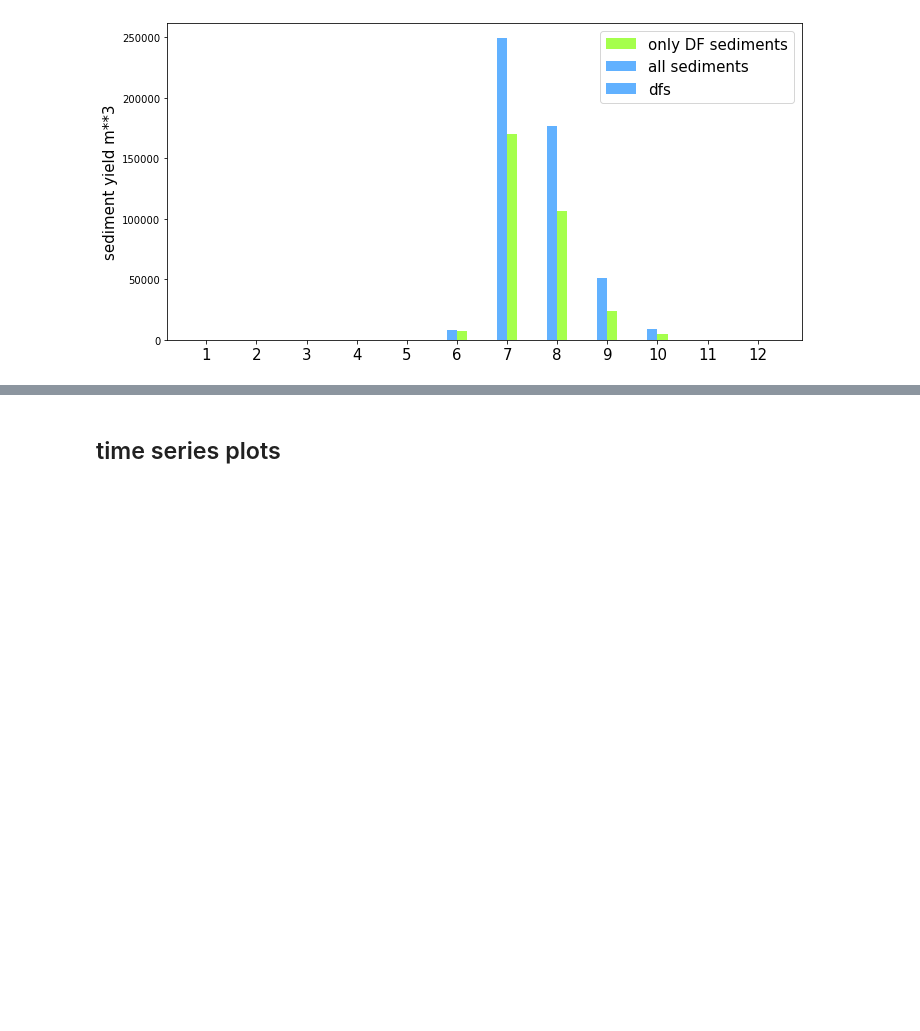
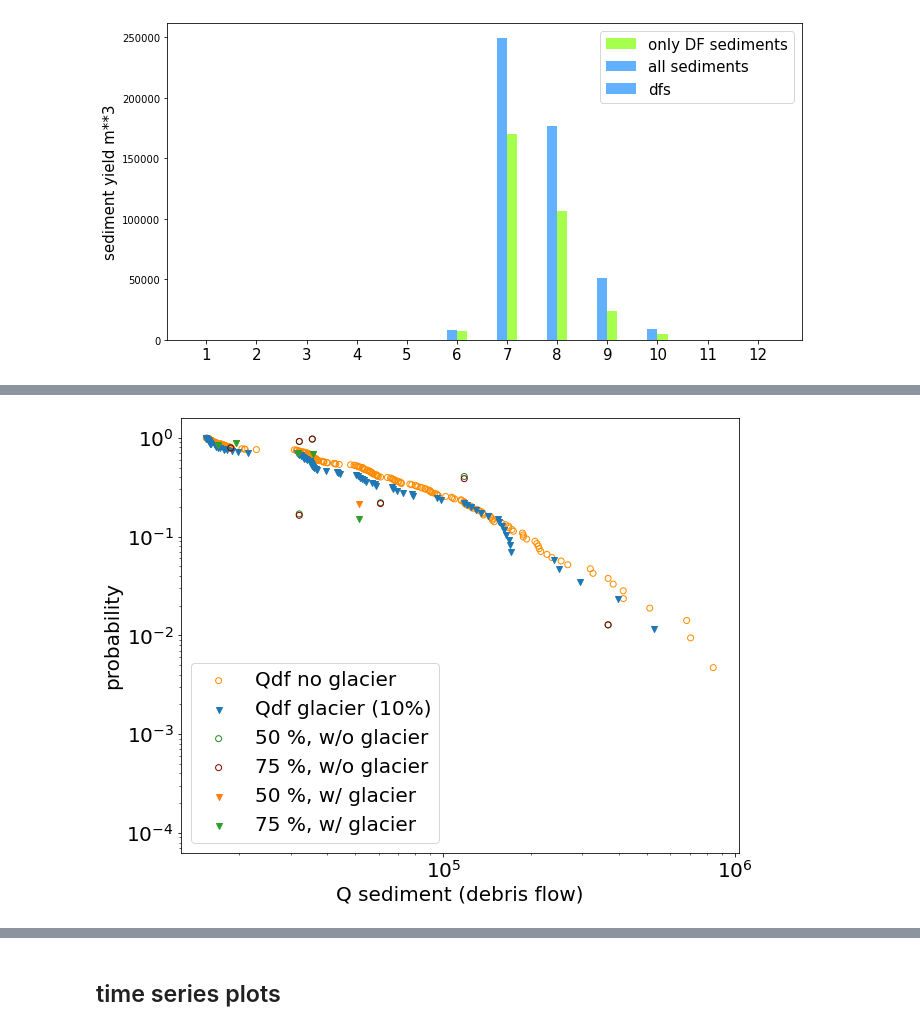
Before and after one commit to varyabazilova/sedcas_sediments_hma, a Jupyter notebook: downscaling_simple/magnitude_frequency_for_all.ipynb, the cells around one changed output, grey strips where cells are left out. Cells and saved outputs as stored; diff of their text form; code cells hidden in the pictures; blank space fills up the shorter version.

```diff
--- a/downscaling_simple/magnitude_frequency_for_all.ipynb
+++ b/downscaling_simple/magnitude_frequency_for_all.ipynb
@@ -37,6 +39,18 @@ def calculate_monthly_sediment_yield(sediments):
     symm_month = sym.groupby(by=sym.index.month).mean().reset_index()
 
     return symm_month
+
+def convert_units_to_volume(sediments):
+    # Create DataFrame for sediments with area considered
+    sediments_area = pd.DataFrame()
+    sediments_area['D'] = pd.to_datetime(sediments.D)
+    sediments_area['Q100'] = sediments.Q100 * cf
+    # sediments_area['dfs'] = sediments.dfs * cf
+
+    sediments_area['Qstl'] = sediments.Qstl * cf
+    sediments_area['Qdftl'] = sediments.Qdftl * cf
+
+    return sediments_area
 # %%
 path = '/Users/varyabazilova/Desktop/paper2/downscaling_simple/supply_limited/langtang_annual_mean/cellnr12/'
 SedOut = pd.read_csv(path + 'Sediment.out')
@@ -69,0 +77,5 @@ fig.tight_layout()
+# %%
+path = '/Users/varyabazilova/Desktop/paper2/downscaling_simple/'
+
+Sed_percent25 = pd.read_csv(path + 'supply_limited/langtang_annuall_mean25percent/cellnr19/Sediment.out')[1000:]
+sediments_area  = convert_units_to_volume(Sed_percent25)
@@ -69,0 +193,37 @@ fig.tight_layout()
+# %%
+fontsize = 20
+
+fig, ax = plt.subplots(figsize=(10, 8))
+
+# # transport limited - df
+ax.scatter(x=Sed_tl_MF.Qdftl.values, y=Sed_tl_MF.prob.values,facecolors='none', edgecolor = 'darkorange',label = 'Qdf no glacier')
+ax.scatter(x=Sed_tl_gl_MF.Qdftl.values, y=Sed_tl_gl_MF.prob.values, marker = 'v', label = 'Qdf glacier (10%)')
+
+# # transport limited - Qs
+# ax.scatter(x=Sed_tl_sed_MF.Qdftl.values, y=Sed_tl_sed_MF.prob.values, label = 'Qs no glacier')
+# ax.scatter(x=Sed_tl_gl_sed_MF.Qdftl.values, y=Sed_tl_gl_sed_MF.prob.values, label = 'Qs glacier')
+
+
+# supply limited no glacier
+# ax.scatter(x=Sed_percent25_MF.Qdftl.values, y=Sed_percent25_MF.prob.values, label = 'Sed_percent25_MF')
+ax.scatter(x=Sed_percent50_MF.Qdftl.values, y=Sed_percent50_MF.prob.values,facecolors='none', edgecolor ='forestgreen', label = '50 %, w/o glacier')
+ax.scatter(x=Sed_percent75_MF.Qdftl.values, y=Sed_percent75_MF.prob.values, facecolors='none', edgecolor ='darkred',label = '75 %, w/o glacier')
+
+# # # supply limited with glacier
+# # ax.scatter(x=Sed_percent25_gl_MF.Qdftl.values, y=Sed_percent25_gl_MF.prob.values, label = 'Sed_percent25_gl_MF')
+ax.scatter(x=Sed_percent50_gl_MF.Qdftl.values, y=Sed_percent50_gl_MF.prob.values, marker = 'v', label = '50 %, w/ glacier')
+ax.scatter(x=Sed_percent75_gl_MF.Qdftl.values, y=Sed_percent75_gl_MF.prob.values, marker = 'v', label = '75 %, w/ glacier')
+
+
+plt.legend(fontsize=fontsize)
+
+ax.set_xscale('log')
+ax.set_yscale('log')
+
+plt.xlabel('Q sediment (debris flow)', fontsize=fontsize)  # Setting label and fontsize for x-axis
+plt.ylabel('probability', fontsize=fontsize)  # Setting label and fontsize for y-axis
+plt.tick_params(axis='both', which='major', labelsize=fontsize)  # Set size of major ticks on both axes
+
+# plt.savefig('MF1.png', dpi = 300)
+# %% [output]
+[figure, added]
```
Also changed, not shown: parts of 18 cells of this notebook, 6 other files.
